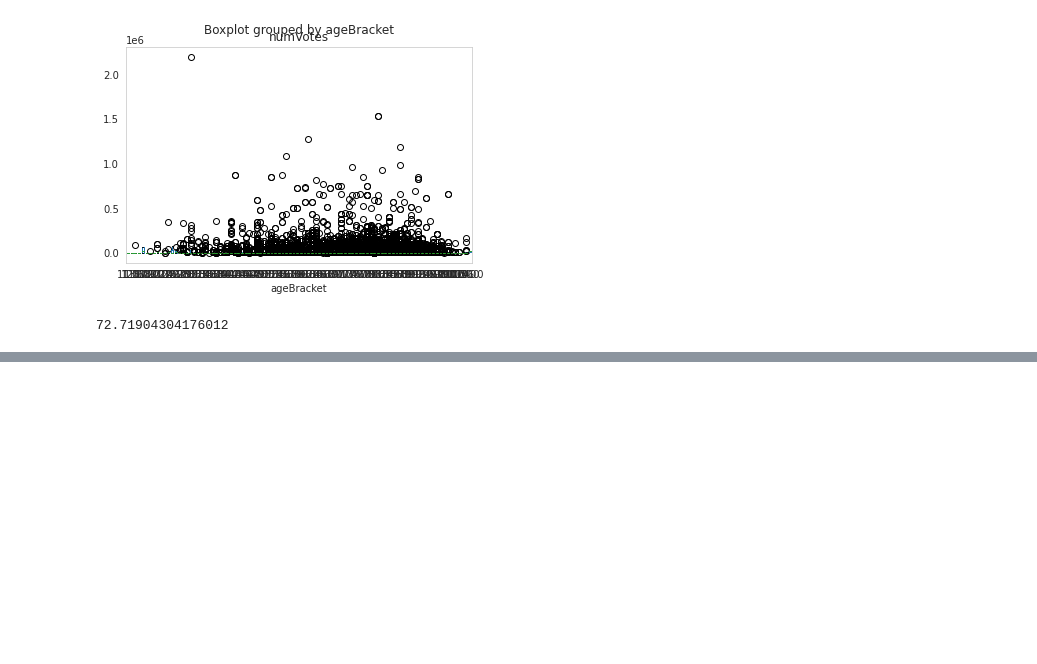
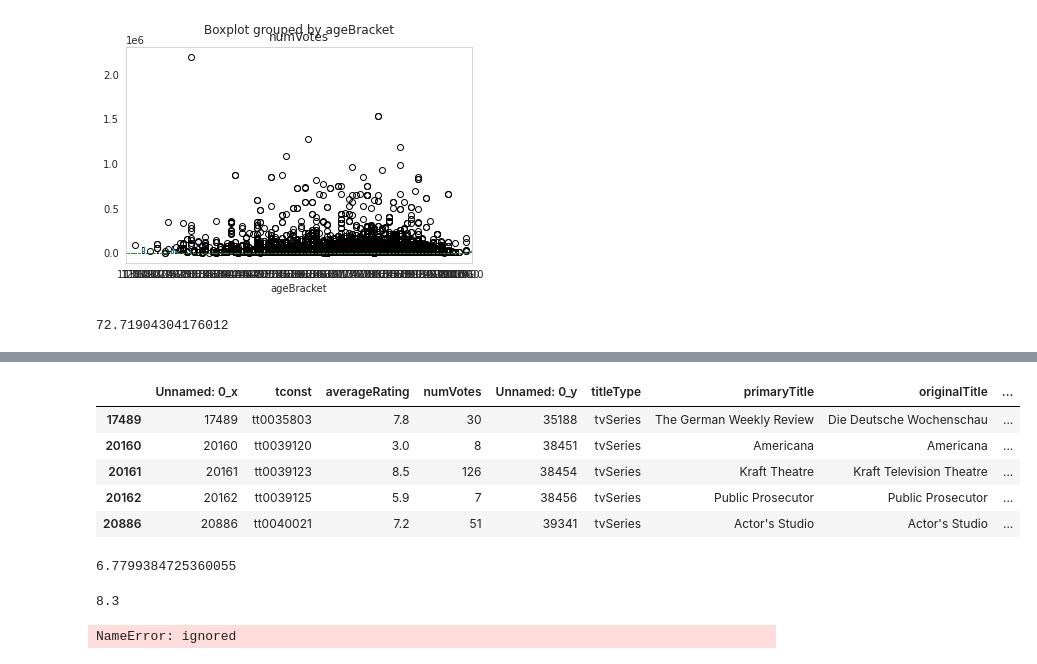
Before and after one commit to Akashpandey82/google-colab, a Jupyter notebook: Practicenotebook_.ipynb, the cells around one changed output, grey strips where cells are left out. Saved outputs shown, nothing was run; the diff lists cells and outputs as text; code cells hidden in the pictures; blank space fills up the shorter version.

```diff
--- a/Practicenotebook_.ipynb
+++ b/Practicenotebook_.ipynb
@@ -254,0 +284,22 @@ ValueError: ignored
+# %%
+#we are taking 'tvSeries' and tvMiniSeries because seasons are avliable for thes two only
+tv_data = genre_data[genre_data['titleType'].isin(['tvSeries','tvMiniSeries'])]
+# %%
+tv_data.head()
+# %% [output]
+|  | Unnamed: 0_x | tconst | averageRating | numVotes | Unnamed: 0_y | titleType | primaryTitle | originalTitle | ... |
+| 17489 | 17489 | tt0035803 | 7.8 | 30 | 35188 | tvSeries | The German Weekly Review | Die Deutsche Wochenschau | ... |
+| 20160 | 20160 | tt0039120 | 3.0 | 8 | 38451 | tvSeries | Americana | Americana | ... |
+| 20161 | 20161 | tt0039123 | 8.5 | 126 | 38454 | tvSeries | Kraft Theatre | Kraft Television Theatre | ... |
+| 20162 | 20162 | tt0039125 | 5.9 | 7 | 38456 | tvSeries | Public Prosecutor | Public Prosecutor | ... |
+| 20886 | 20886 | tt0040021 | 7.2 | 51 | 39341 | tvSeries | Actor's Studio | Actor's Studio | ... |
+# %%
+mean= tv_data['averageRating'].mean()
+mean
+# %% [output]
+6.7799384725360055
+# %%
+quantile = tv_data['averageRating'].quantile(0.90)
+quantile
+# %% [output]
+8.3
@@ -254,0 +312,5 @@ ValueError: ignored
+# %%
+quantile_tv_data = tv_data.copy().loc[tv_data['numVotes']>=m]
+quantile_tv_data.shape
+# %% [output]
+NameError: ignored
```
Also changed, not shown: parts of 37 cells of this notebook.
